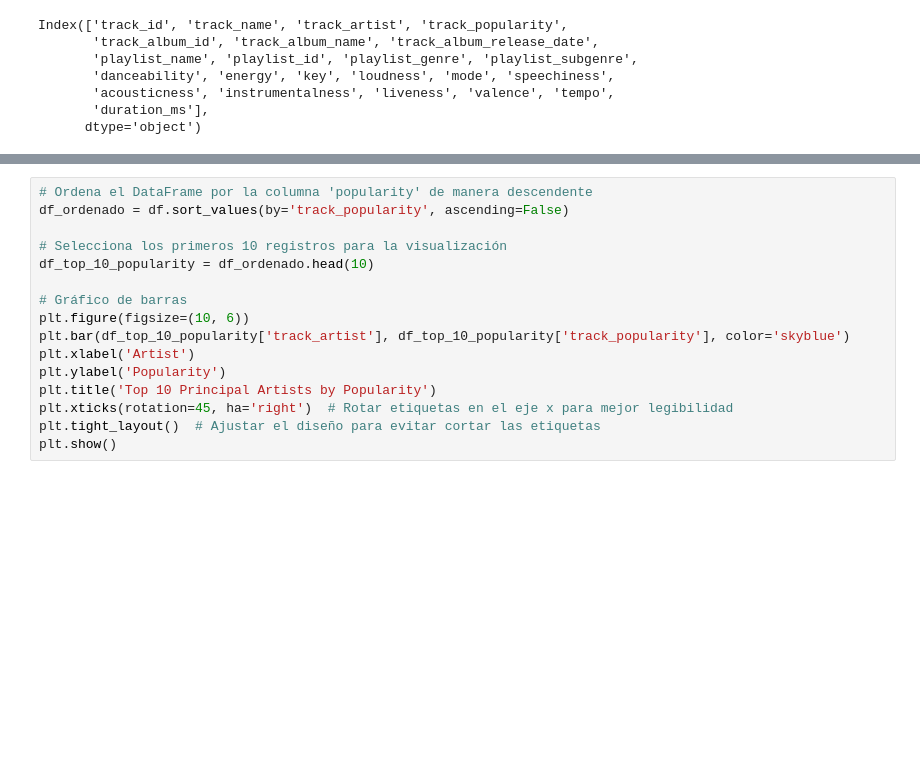
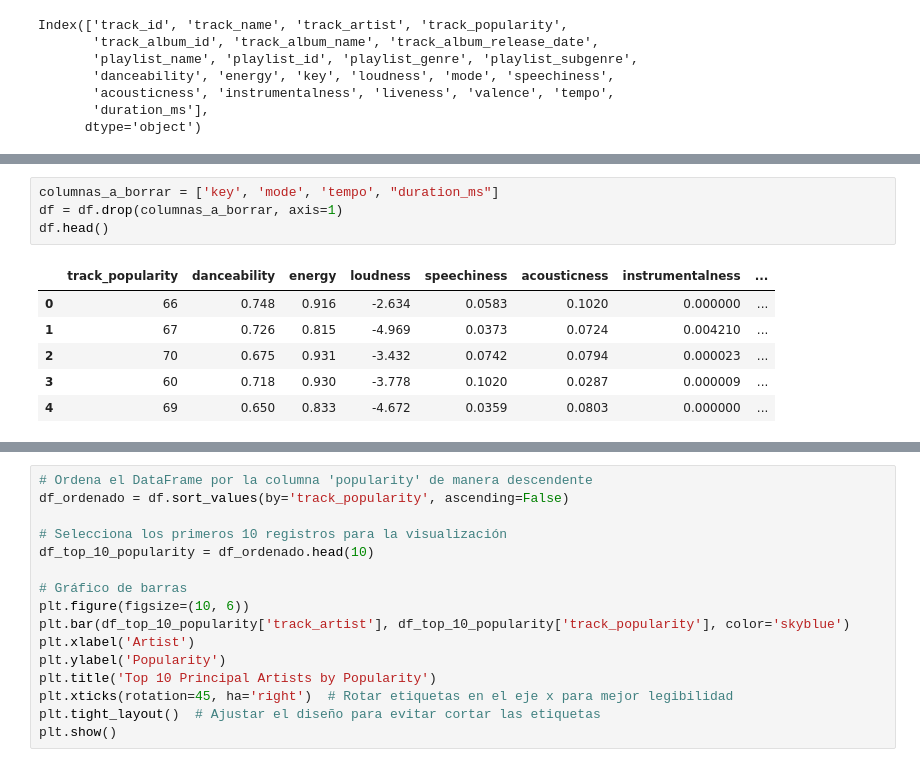
Before and after one commit to tomuzca/CLN, a Jupyter notebook: 30k.ipynb, the cells around one changed output, grey strips where cells are left out. Cells and saved outputs as stored; diff of their text form; blank space fills up the shorter version.

```diff
--- a/30k.ipynb
+++ b/30k.ipynb
@@ -45,0 +57,11 @@ df = df.drop_duplicates(subset=['track_id'])
+# %%
+columnas_a_borrar = ['key', 'mode', 'tempo', "duration_ms"]
+df = df.drop(columnas_a_borrar, axis=1)
+df.head()
+# %% [output]
+|  | track_popularity | danceability | energy | loudness | speechiness | acousticness | instrumentalness | ... |
+| 0 | 66 | 0.748 | 0.916 | -2.634 | 0.0583 | 0.1020 | 0.000000 | ... |
+| 1 | 67 | 0.726 | 0.815 | -4.969 | 0.0373 | 0.0724 | 0.004210 | ... |
+| 2 | 70 | 0.675 | 0.931 | -3.432 | 0.0742 | 0.0794 | 0.000023 | ... |
+| 3 | 60 | 0.718 | 0.930 | -3.778 | 0.1020 | 0.0287 | 0.000009 | ... |
+| 4 | 69 | 0.650 | 0.833 | -4.672 | 0.0359 | 0.0803 | 0.000000 | ... |
```
Also changed, not shown: parts of 11 cells of this notebook.
